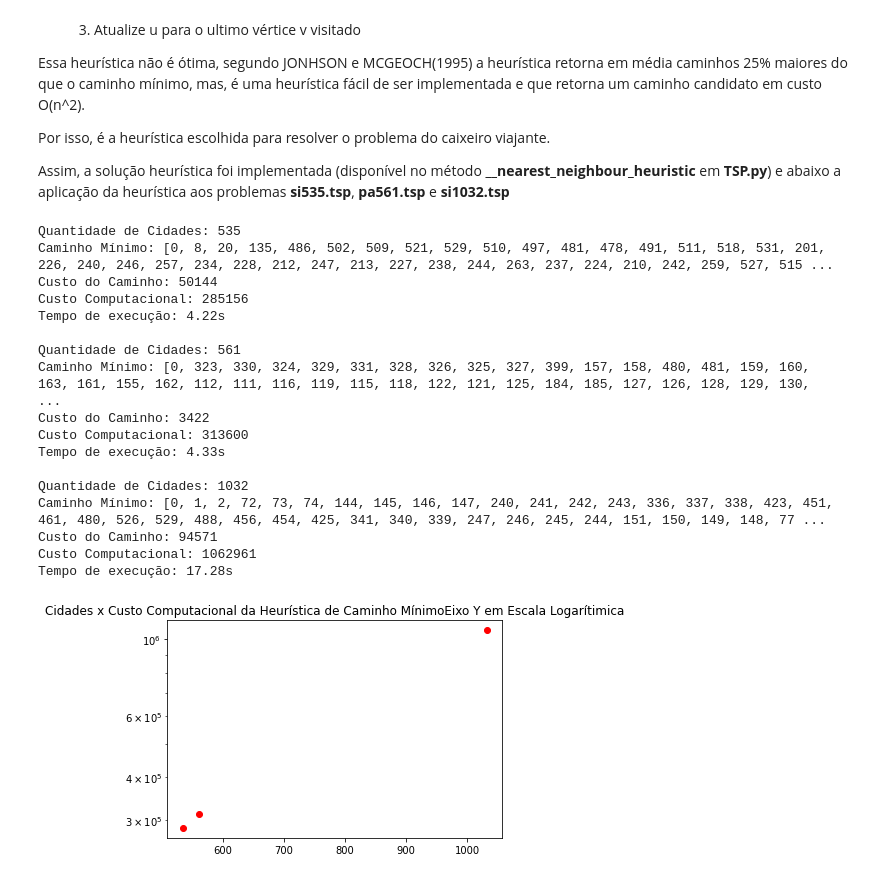
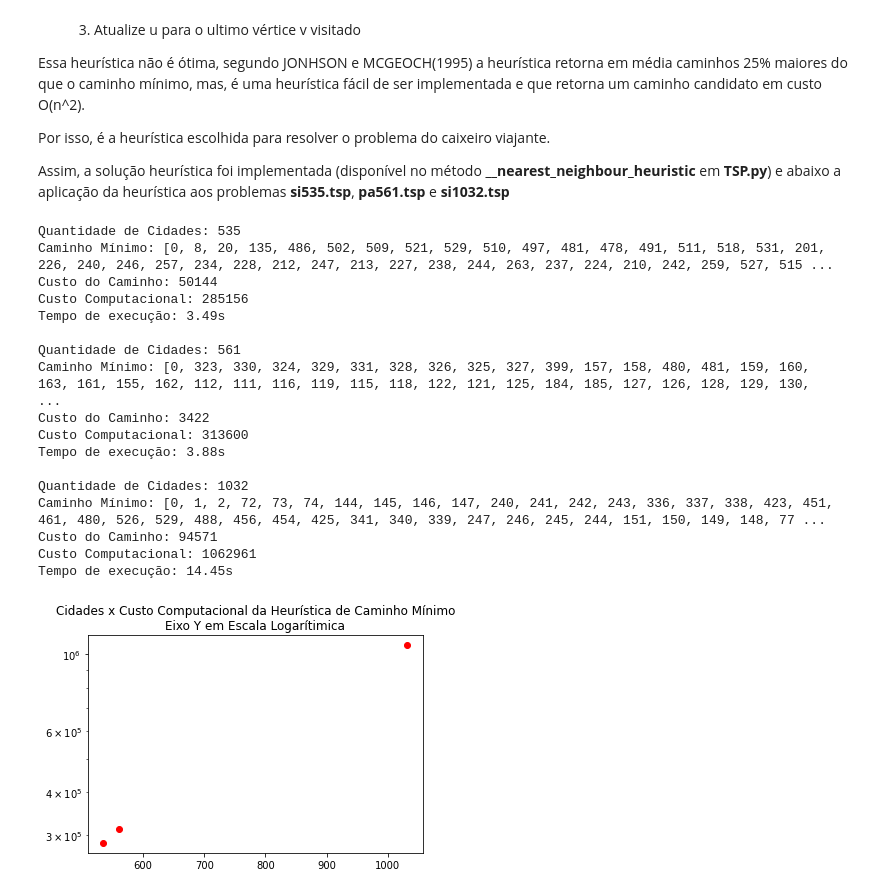
Before and after one commit to DiegoAscanio/caixeiro-viajante, a Jupyter notebook: prova_3_AEDS.ipynb, the cells around one changed output. Drawn from its saved outputs; the diff is of its cells as text; code cells hidden in the pictures.

```diff
--- a/prova_3_AEDS.ipynb
+++ b/prova_3_AEDS.ipynb
@@ -89,35 +89,35 @@ custos_computacionais = []
 
 for filepath in filepaths:
     begin = time.time()
     g = G(grafo = carregar_grafo_tsp(filepath))
     tsp = TSP(g = g)
     caminho_minimo, custo_caminho_minimo, passos = tsp.solve()
     custos_computacionais.append((g.adjacencias.shape[0], passos))
     print('Quantidade de Cidades: {}\nCaminho Mínimo: {}'.format(g.adjacencias.shape[0], caminho_minimo))
     print('Custo do Caminho: {}\nCusto Computacional: {}'.format(custo_caminho_minimo, passos))
     print('Tempo de execução: {:.2f}s\n'.format(time.time() - begin))
 
-pyplot.title('Cidades x Custo Computacional da Heurística de Caminho Mínimo' +
+pyplot.title('Cidades x Custo Computacional da Heurística de Caminho Mínimo\n' +
              'Eixo Y em Escala Logarítimica')
 pyplot.yscale('log')
 for N, c in custos_computacionais:
     pyplot.plot(N, c, 'ro');
 # %% [output]
 Quantidade de Cidades: 535
 Caminho Mínimo: [0, 8, 20, 135, 486, 502, 509, 521, 529, 510, 497, 481, 478, 491, 511, 518, 531, 201, 226, 240, 246, 257, 234, 228, 212, 247, 213, 227, 238, 244, 263, 237, 224, 210, 242, 259, 527, 515 ...
 Custo do Caminho: 50144
 Custo Computacional: 285156
-Tempo de execução: 4.22s
+Tempo de execução: 3.49s
 
 Quantidade de Cidades: 561
 Caminho Mínimo: [0, 323, 330, 324, 329, 331, 328, 326, 325, 327, 399, 157, 158, 480, 481, 159, 160, 163, 161, 155, 162, 112, 111, 116, 119, 115, 118, 122, 121, 125, 184, 185, 127, 126, 128, 129, 130,  ...
 Custo do Caminho: 3422
 Custo Computacional: 313600
-Tempo de execução: 4.33s
+Tempo de execução: 3.88s
 
 Quantidade de Cidades: 1032
 Caminho Mínimo: [0, 1, 2, 72, 73, 74, 144, 145, 146, 147, 240, 241, 242, 243, 336, 337, 338, 423, 451, 461, 480, 526, 529, 488, 456, 454, 425, 341, 340, 339, 247, 246, 245, 244, 151, 150, 149, 148, 77 ...
 Custo do Caminho: 94571
 Custo Computacional: 1062961
-Tempo de execução: 17.28s
+Tempo de execução: 14.45s
-[figure, old version]
+[figure, new version]
```
Also changed, not shown: parts of 2 cells of this notebook, 1 other file.
